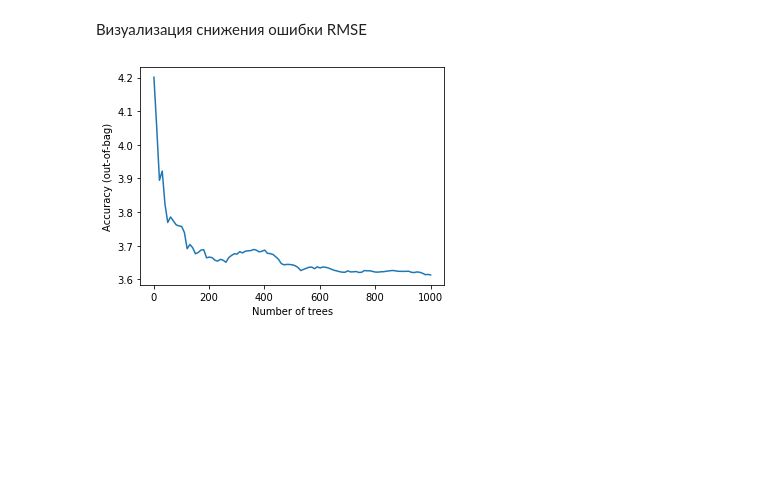
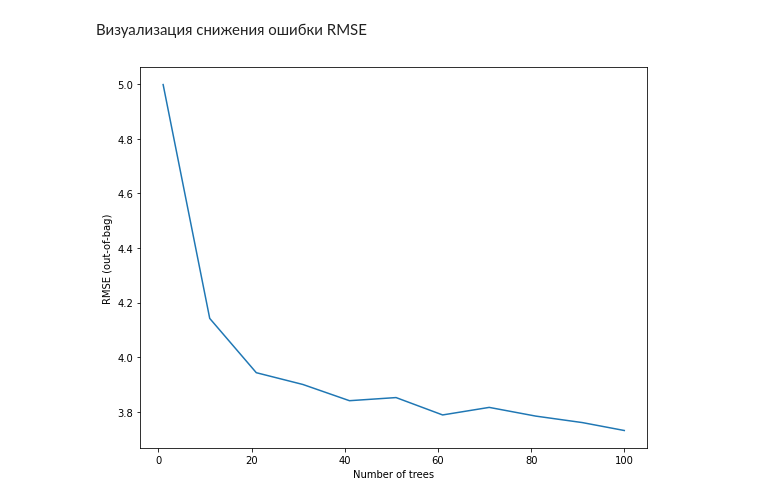
Before and after one commit to peremichka256/MLNotebooks, a Jupyter notebook: RandomForest/boston_dataset_RF.ipynb, the cells around one changed output. Cells and saved outputs as stored; diff of their text form; code cells hidden in the pictures; blank space fills up the shorter version.

```diff
--- a/RandomForest/boston_dataset_RF.ipynb
+++ b/RandomForest/boston_dataset_RF.ipynb
@@ -96,7 +96,7 @@ test_ds = tfdf.keras.pd_dataframe_to_tf_dataset(test_ds_pd, label=label, task=tf
 %set_cell_height 300
 
 # Configure the model.
-model_RF = tfdf.keras.RandomForestModel(task = tfdf.keras.Task.REGRESSION,  num_trees=1000)
+model_RF = tfdf.keras.RandomForestModel(task = tfdf.keras.Task.REGRESSION,  num_trees=100)
 
 # Train the model.
 history = model_RF.fit(x=train_ds)
@@ -146,14 +184,14 @@ model_RF.make_inspector().training_logs()
 # %%
 import matplotlib.pyplot as plt
 
 logs = model_RF.make_inspector().training_logs()
 
-plt.figure(figsize=(12, 4))
+plt.figure(figsize=(20, 7))
 
 plt.subplot(1, 2, 1)
 plt.plot([log.num_trees for log in logs], [log.evaluation.rmse for log in logs])
 plt.xlabel("Number of trees")
-plt.ylabel("Accuracy (out-of-bag)")
+plt.ylabel("RMSE (out-of-bag)")
 plt.show()
 # %% [output]
-[figure, old version]
+[figure, new version]
```
Also changed, not shown: parts of 8 cells of this notebook.
